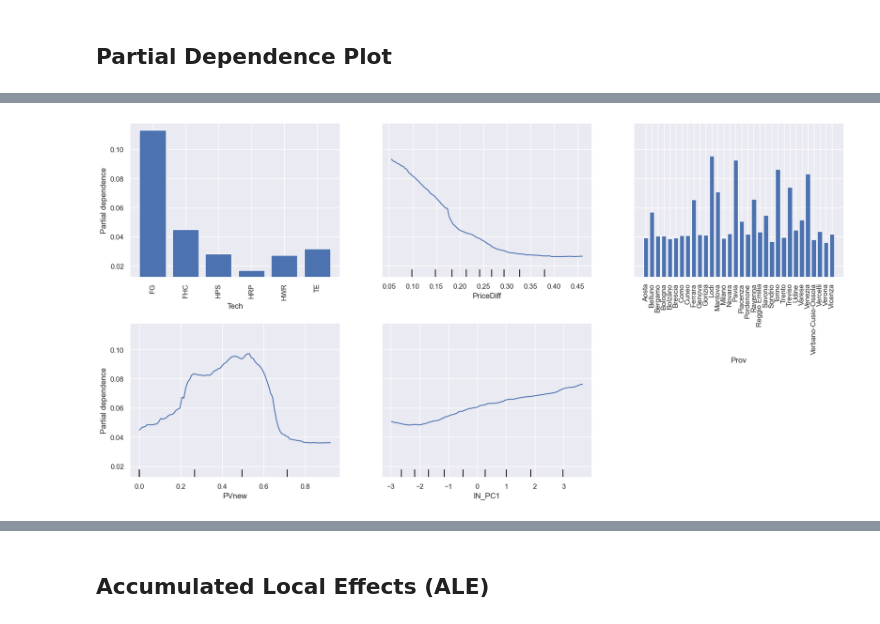
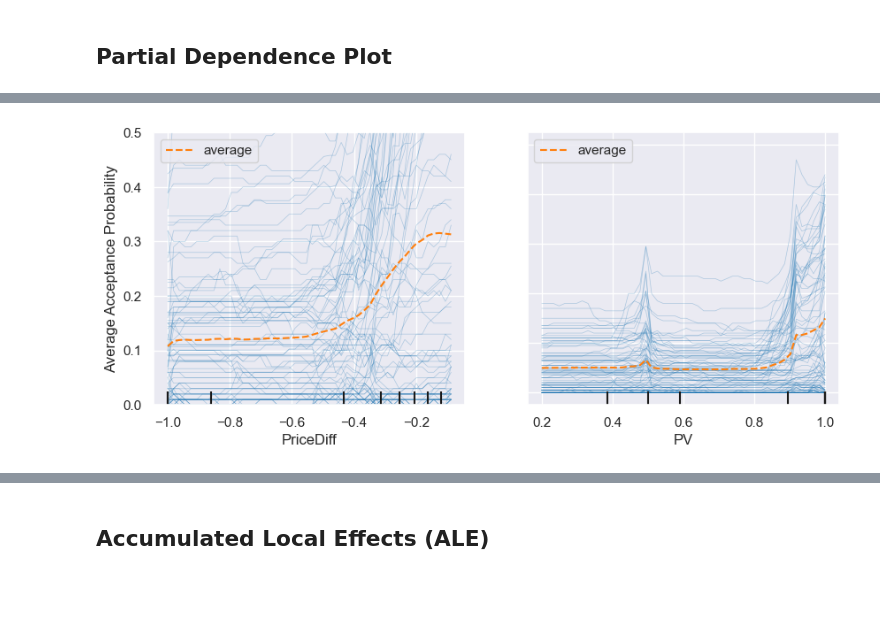
Before and after one commit to gkchln/asm_forecast, a Jupyter notebook: modeling/ModelExplainer.ipynb, the cells around one changed output, grey strips where cells are left out. Cells and saved outputs as stored; diff of their text form; code cells hidden in the pictures; blank space fills up the shorter version.

```diff
--- a/modeling/ModelExplainer.ipynb
+++ b/modeling/ModelExplainer.ipynb
@@ -30,7 +30,7 @@ from alibi.explainers import ALE, plot_ale
 # %% [markdown]
 ## Parameters
 # %%
-scope = 'OFF'
+scope = 'BID'
 input_path = f'../data/3_output/ML_dataset_{scope}.pkl'
 
 train_years = [2021]
@@ -154,22 +154,25 @@ test_result = permutation_importance(
     clf_pipeline, test_df[features], y_test, scoring='average_precision', random_state=42, n_jobs=-1
 )
 # %%
-sorted_importances_idx = train_result.importances_mean.argsort()
+sorted_importances_idx = test_result.importances_mean.argsort()
 # %%
+columns = train_df[features].columns[sorted_importances_idx]
+columns = ['PV' if col == 'PVnew' else col for col in columns]
+
 train_importances = pd.DataFrame(
     train_result.importances[sorted_importances_idx].T,
-    columns=train_df[features].columns[sorted_importances_idx],
+    columns=columns,
 )
 test_importances = pd.DataFrame(
     test_result.importances[sorted_importances_idx].T,
-    columns=train_df[features].columns[sorted_importances_idx],
+    columns=columns,
 )
 
 for name, importances in zip(["train", "test"], [train_importances, test_importances]):
 # for name, importances in zip(["train"], [train_importances]):
-    ax = importances.plot.box(vert=False, whis=10, figsize=(10,7))
-    ax.set_title(f"Permutation Importances ({name} set)")
-    ax.set_xlabel("Decrease in AU-PR score")
+    ax = importances.plot.box(vert=False, whis=10, figsize=(8,5))
+    # ax.set_title(f"Permutation Importances ({name} set)")
+    ax.set_xlabel("Decrease in AUC-PR")
     ax.axvline(x=0, color="k", linestyle="--")
     ax.figure.tight_layout()
 # %% [output]
@@ -189,17 +235,30 @@ test_importances
 # %%
 disp = PartialDependenceDisplay.from_estimator(
     clf_pipeline,
     X = test_df[features],
-    features = ['Tech', 'PriceDiff', 'Prov', 'PVnew', 'IN_PC1'],
-    categorical_features = np.array([col in features_to_encode for col in test_df[features].columns.to_list()]),
+    features = ['PriceDiff', 'PVnew'],
+    # categorical_features = np.array([col in features_to_encode for col in test_df[features].columns.to_list()]),
     n_jobs = -1,
-    kind = ['average', 'average', 'average', 'average', 'average'],
+    kind = ['both', 'both'],
     subsample = 100,
+    grid_resolution = 50,  # Optional: controls the resolution of the grid for plotting
+    n_cols = 2  # This arranges the subplots in two columns
 )
 
-xtick_names = ['FG', 'FHC', 'HPS', 'HRP', 'HWR', 'TE']
-disp.figure_.axes[1].set_xticklabels(xtick_names)
-disp.figure_.set_size_inches(20, 10)
+# xtick_names = ['FG', 'FHC', 'HPS', 'HRP', 'HWR', 'TE']
+# disp.figure_.axes[1].set_xticklabels(xtick_names)
+
+# Change the x-axis labels for each subplot
+x_labels = ['PriceDiff', 'PV']
+
+# Iterate over each subplot and set the x-axis label
+for ax, label in zip(disp.axes_.ravel(), x_labels):
+    ax.set_xlabel(label)
+
+disp.axes_[0,0].set_ylabel('Average Acceptance Probability')
+disp.axes_[0,0].set_ylim(bottom=0, top=0.5)
+
+disp.figure_.set_size_inches(10,4)
 disp.figure_.subplots_adjust(hspace=0.3)
 # %% [output]
-[figure, old version]
+[figure, new version]
```
Also changed, not shown: parts of 7 cells of this notebook.
